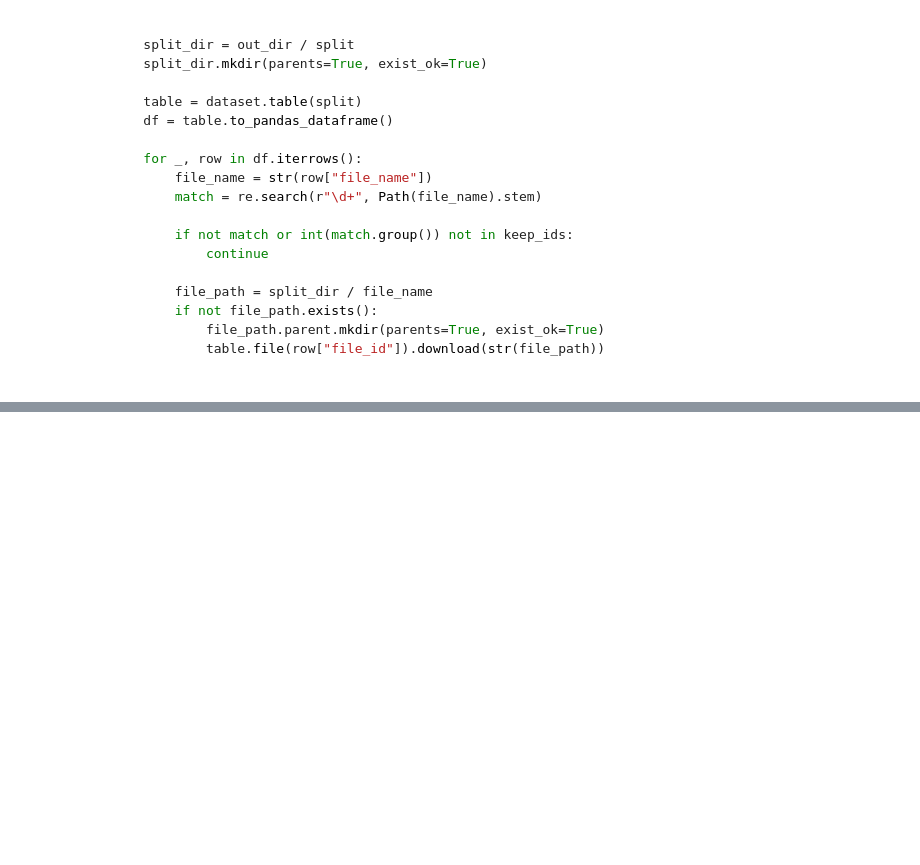
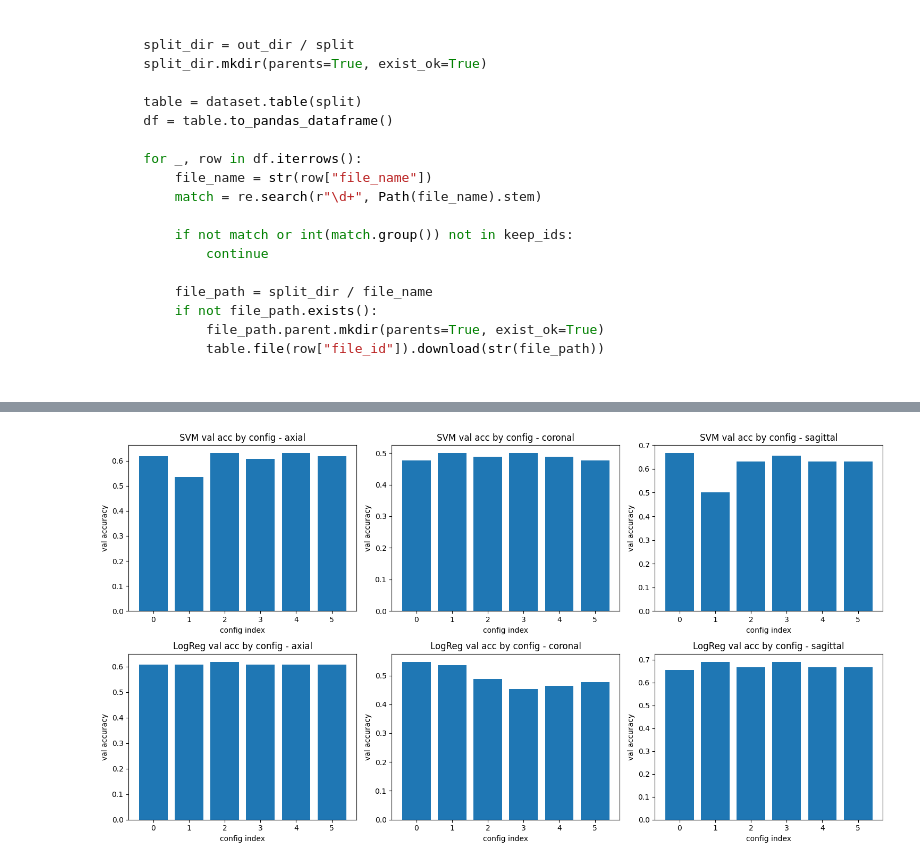
Before and after one commit to neelkapoor0/ACLInjuryDetection, a Jupyter notebook: main.ipynb, the cells around one changed output, grey strips where cells are left out. Saved outputs shown, nothing was run; the diff lists cells and outputs as text; code cells hidden in the pictures; blank space fills up the shorter version.

```diff
--- a/main.ipynb
+++ b/main.ipynb
@@ -8,23 +8,23 @@ import time
 from collections import Counter
 from pathlib import Path
 
+import joblib
 import matplotlib.pyplot as plt
 import numpy as np
 import pandas as pd
 import redivis
 import tensorflow as tf
 from skimage.color import rgb2gray
-from skimage.feature import hog
 from skimage.transform import resize
-from sklearn.linear_model import SGDClassifier
+from sklearn.linear_model import LogisticRegression
 from sklearn.metrics import (
     accuracy_score,
     classification_report,
     confusion_matrix,
-    hinge_loss,
-    log_loss,
+    precision_recall_fscore_support,
 )
-from sklearn.model_selection import train_test_split
+from sklearn.model_selection import StratifiedKFold, train_test_split
+from sklearn.svm import SVC
 from tensorflow.keras import layers, models
 
 SEED = 12345
@@ -32,6 +32,8 @@ os.environ["PYTHONHASHSEED"] = str(SEED)
 random.seed(SEED)
 np.random.seed(SEED)
 tf.random.set_seed(SEED)
+
+VIEWS = ["axial", "coronal", "sagittal"]
 # %% [markdown]
 > **Note:** This setup script only needs to be **run once**. It loads and downloads all the data into your local folder, which takes approximately **45 minutes** to complete.
 
@@ -247,11 +258,11 @@ Valid labels: {0: 198, 1: 52}
 # %%
 #Model architecture
 
-def build_svm(learning_rate=1e-3):
-    return SGDClassifier(loss="hinge", random_state=SEED, learning_rate="constant", eta0=learning_rate)
+def build_svm(C=1.0, kernel="rbf"):
+    return SVC(C=C, kernel=kernel, random_state=SEED)
 
-def build_logr(learning_rate=1e-3):
-    return SGDClassifier(loss="log_loss", random_state=SEED, learning_rate="constant", eta0=learning_rate)
+def build_logr(C=1.0, solver="lbfgs"):
+    return LogisticRegression(C=C, solver=solver, max_iter=2000, random_state=SEED)
 
 def build_cnn(input_shape, learning_rate=1e-4):
     cnn_model = models.Sequential([
@@ -452,0 +430,21 @@ CNN confusion matrix (rows=true, cols=pred):
+# %%
+#SVM / LogReg hyperparameter-sweep validation plots (real search results, not fabricated epoch curves)
+
+fig, axes = plt.subplots(2, 3, figsize=(15, 8))
+for col, view in enumerate(VIEWS):
+    svm_sweep = tuning_sweeps[("svm", view)]
+    axes[0, col].bar(range(len(svm_sweep)), [r["val_acc"] for r in svm_sweep])
+    axes[0, col].set_title(f"SVM val acc by config - {view}")
+    axes[0, col].set_xlabel("config index")
+    axes[0, col].set_ylabel("val accuracy")
+
+    logreg_sweep = tuning_sweeps[("logreg", view)]
+    axes[1, col].bar(range(len(logreg_sweep)), [r["val_acc"] for r in logreg_sweep])
+    axes[1, col].set_title(f"LogReg val acc by config - {view}")
+    axes[1, col].set_xlabel("config index")
+    axes[1, col].set_ylabel("val accuracy")
+
+plt.tight_layout()
+plt.show()
+# %% [output]
+[figure, added]
```
Also changed, not shown: parts of 17 cells of this notebook, 14 other files.
